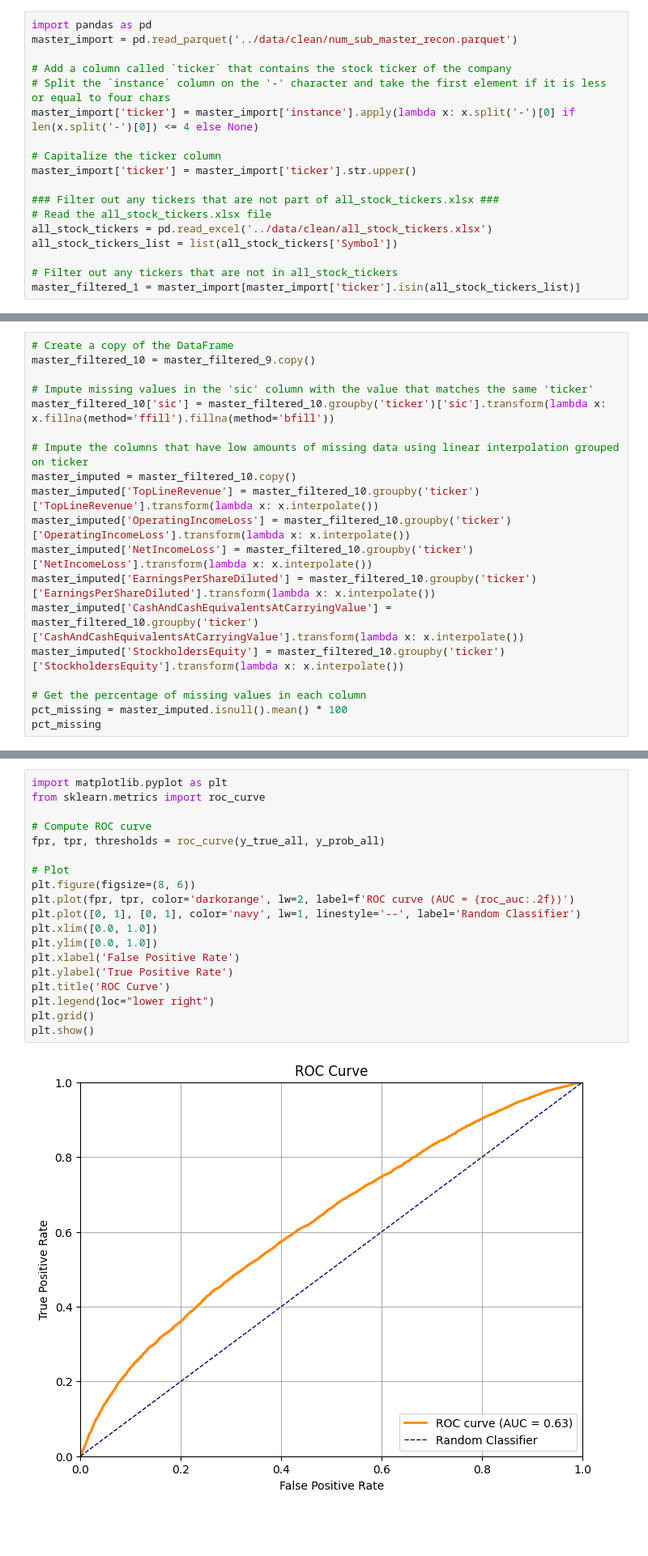
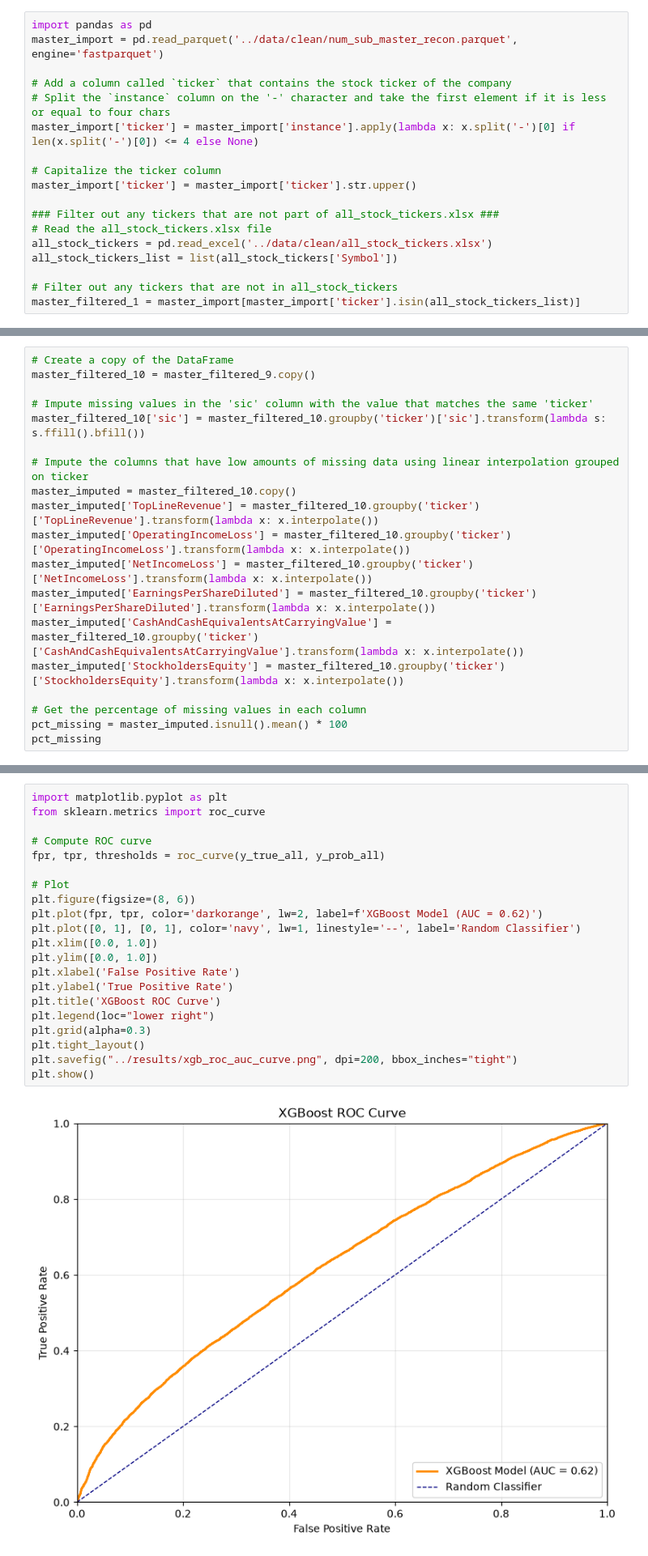
Before and after one commit to TylerFinnerty/Fundamental-ML-Long-Short-Equity, a Jupyter notebook: src/02_full_project_report.ipynb, the cells around one changed output, grey strips where cells are left out. Shown at 81% size. Drawn from its saved outputs; the diff is of its cells as text; blank space fills up the shorter version.

```diff
--- a/src/02_full_project_report.ipynb
+++ b/src/02_full_project_report.ipynb
@@ -32,7 +32,7 @@ Now that ‘num_master’ is a more manageable size of only a few million rows,
 Using the CIK column a ticker column is made which then allows us to filter based on our market cap data source. This source contains all tickers listed on the New York Stock Exchange and their respective market caps.
 # %%
 import pandas as pd
-master_import = pd.read_parquet('../data/clean/num_sub_master_recon.parquet')
+master_import = pd.read_parquet('../data/clean/num_sub_master_recon.parquet', engine='fastparquet')
 
 # Add a column called `ticker` that contains the stock ticker of the company
 # Split the `instance` column on the '-' character and take the first element if it is less or equal to four chars
@@ -341,7 +341,7 @@ plt.show()
 master_filtered_10 = master_filtered_9.copy()
 
 # Impute missing values in the 'sic' column with the value that matches the same 'ticker'
-master_filtered_10['sic'] = master_filtered_10.groupby('ticker')['sic'].transform(lambda x: x.fillna(method='ffill').fillna(method='bfill'))
+master_filtered_10['sic'] = master_filtered_10.groupby('ticker')['sic'].transform(lambda s: s.ffill().bfill())
 
 # Impute the columns that have low amounts of missing data using linear interpolation grouped on ticker
 master_imputed = master_filtered_10.copy()
@@ -2293,24 +2326,26 @@ Aggregate ROC AUC:   0.6279
 # %%
 import matplotlib.pyplot as plt
 from sklearn.metrics import roc_curve
 
 # Compute ROC curve
 fpr, tpr, thresholds = roc_curve(y_true_all, y_prob_all)
 
 # Plot
 plt.figure(figsize=(8, 6))
-plt.plot(fpr, tpr, color='darkorange', lw=2, label=f'ROC curve (AUC = {roc_auc:.2f})')
+plt.plot(fpr, tpr, color='darkorange', lw=2, label=f'XGBoost Model (AUC = 0.62)')
 plt.plot([0, 1], [0, 1], color='navy', lw=1, linestyle='--', label='Random Classifier')
 plt.xlim([0.0, 1.0])
 plt.ylim([0.0, 1.0])
 plt.xlabel('False Positive Rate')
 plt.ylabel('True Positive Rate')
-plt.title('ROC Curve')
+plt.title('XGBoost ROC Curve')
 plt.legend(loc="lower right")
-plt.grid()
+plt.grid(alpha=0.3)
+plt.tight_layout()
+plt.savefig("../results/xgb_roc_auc_curve.png", dpi=200, bbox_inches="tight")
 plt.show()
 # %% [output]
-[figure, old version]
+[figure, new version]
 # %%
 print(f"True Positives: {tp_total}")
 print(f"False Positives: {fp_total}")
```
Also changed, not shown: parts of 34 cells of this notebook, 4 other files.
